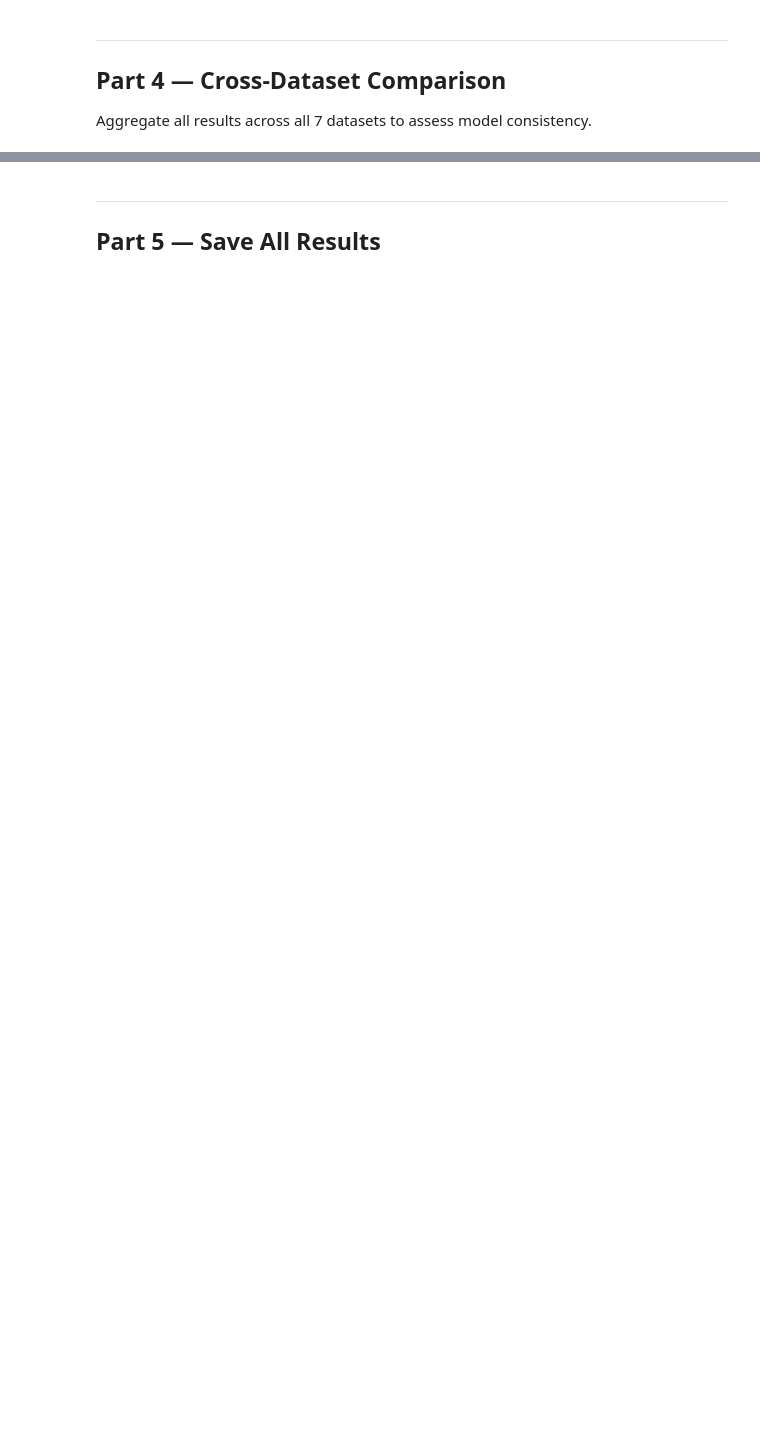
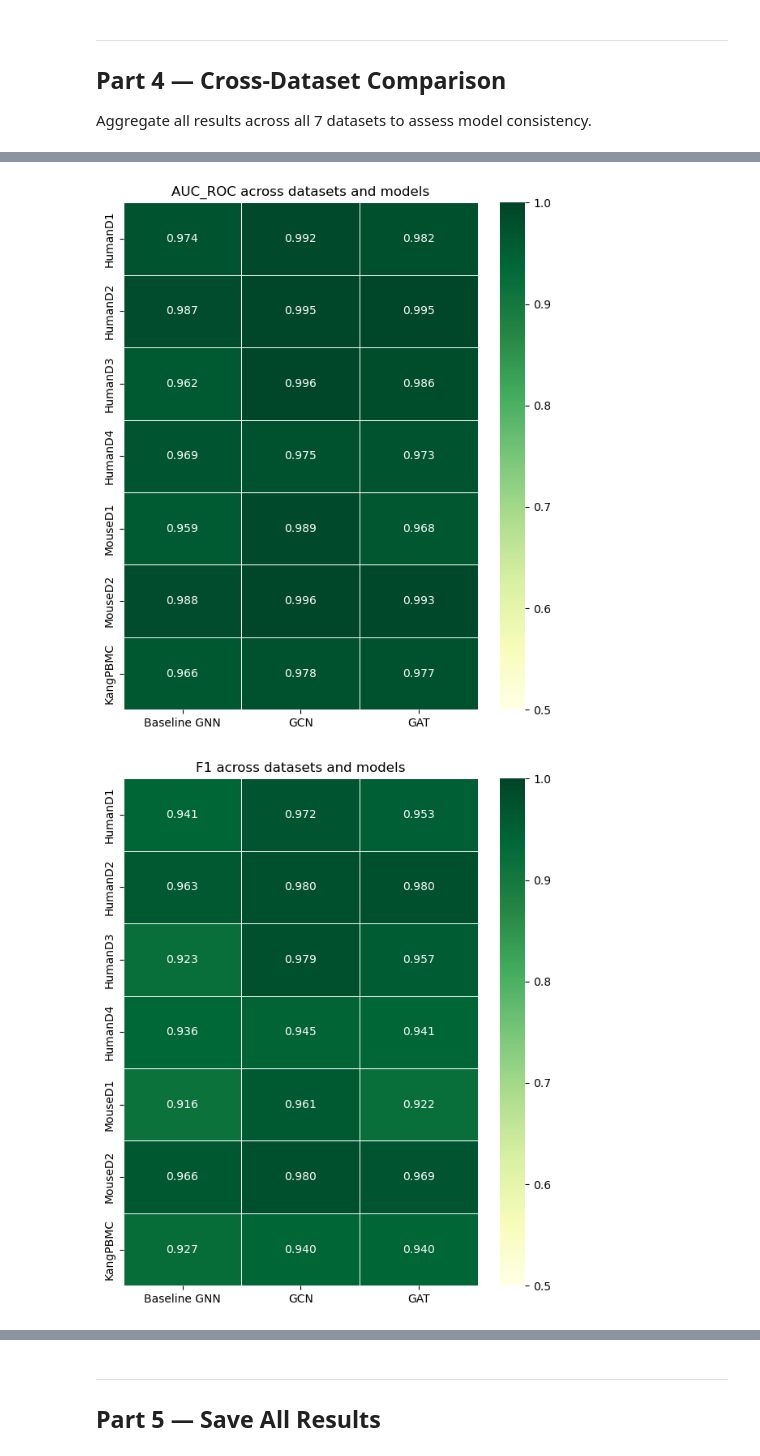
Before and after one commit to Kaps-Jadeja/GNNs-for-Cell-Communication-Prediction, a Jupyter notebook: main.ipynb, the cells around one changed output, grey strips where cells are left out. Drawn from its saved outputs; the diff is of its cells as text; code cells hidden in the pictures; blank space fills up the shorter version.

```diff
--- a/main.ipynb
+++ b/main.ipynb
@@ -79,6 +79,7 @@ Split summary:
   HumanD3: train=226260 | test=25140
   HumanD4: train=81826 | test=9090
 # %%
+import os, pickle
 from src.models import BaselineGNN, GCN, GAT
 from src.trainer import train_model
 
@@ -112,4 +113,7 @@ for ds_name, (train_data, test_data) in human_splits.items():
         human_results[ds_name][model_name]   = metrics
         human_histories[ds_name][model_name] = history
 
-print('\nHuman pancreas training complete.')
+os.makedirs('results', exist_ok=True)
+with open('results/human_results.pkl', 'wb') as f:
+    pickle.dump(human_results, f)
+print('\nHuman pancreas training complete. Results saved to results/human_results.pkl')
@@ -174,9 +226,14 @@ print('\nMouse pancreas training complete.')
 # %%
+from src.utils import results_table, plot_roc_curves, plot_pr_curves, plot_training_history
+
 for ds_name, model_results in mouse_results.items():
     print(f'\n### {ds_name}')
     results_table(model_results)
     plot_roc_curves(model_results, title=ds_name)
     plot_pr_curves(model_results,  title=ds_name)
+
+for ds_name, histories in mouse_histories.items():
+    plot_training_history(histories, title=ds_name)
 # %% [markdown]
 ---
 ## Part 3 — Secondary Dataset B: Kang 2018 PBMC (LIANA+ Dataset)
@@ -228,0 +342,6 @@ plot_training_history(kang_histories, title='KangPBMC')
+# %%
+import os, pickle
+os.makedirs('results', exist_ok=True)
+with open('results/kang_results.pkl', 'wb') as f:
+    pickle.dump(kang_results, f)
+print('kang_results saved to results/kang_results.pkl')
@@ -234,9 +463,38 @@ Aggregate all results across all 7 datasets to assess model consistency.
 # %%
+import pickle
 from src.utils import plot_cross_dataset_heatmap
+
+# Auto-load from checkpoints if training cells were not run this session
+def _load(var, path):
+    if var is None:
+        with open(path, 'rb') as f:
+            return pickle.load(f)
+    return var
+
+try:
+    human_results
+except NameError:
+    human_results = _load(None, 'results/human_results.pkl')
+    print('Loaded human_results from checkpoint.')
+
+try:
+    mouse_results
+except NameError:
+    mouse_results = _load(None, 'results/mouse_results.pkl')
+    print('Loaded mouse_results from checkpoint.')
+
+try:
+    kang_results
+except NameError:
+    kang_results = _load(None, 'results/kang_results.pkl')
+    print('Loaded kang_results from checkpoint.')
 
 # Combine all dataset results
 all_results = {**human_results, **mouse_results, 'KangPBMC': kang_results}
 
 plot_cross_dataset_heatmap(all_results, metric='auc_roc')
 plot_cross_dataset_heatmap(all_results, metric='f1')
 plot_cross_dataset_heatmap(all_results, metric='accuracy')
+# %% [output]
+[figure, added]
+[figure, added]
```
Also changed, not shown: parts of 13 cells of this notebook, 2 other files.
